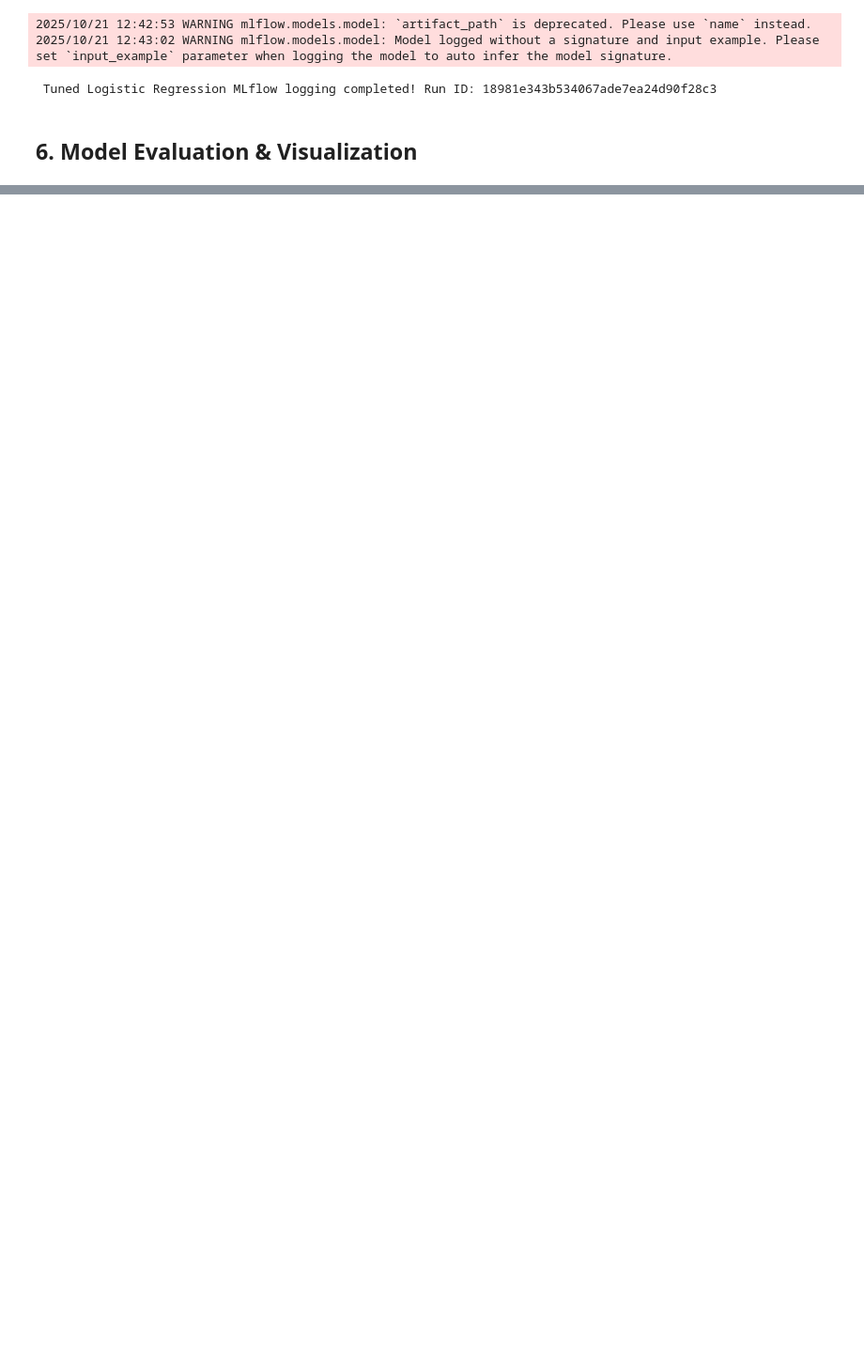
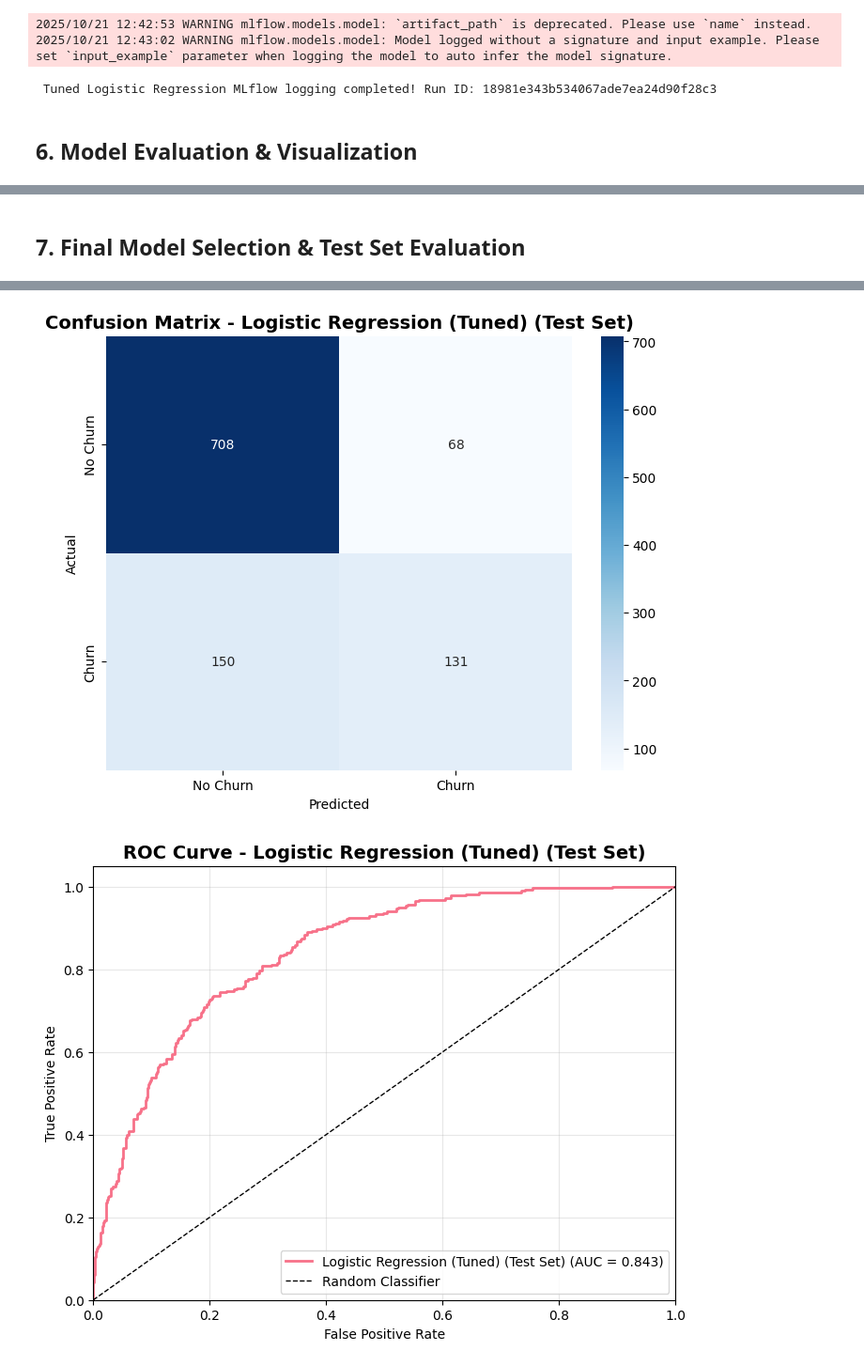
Before and after one commit to TumainiC/Churn_Prediction, a Jupyter notebook: churn_model_training.ipynb, the cells around one changed output, grey strips where cells are left out. Shown at 94% size. Saved outputs shown, nothing was run; the diff lists cells and outputs as text; code cells hidden in the pictures; blank space fills up the shorter version.

```diff
--- a/churn_model_training.ipynb
+++ b/churn_model_training.ipynb
@@ -1069,0 +1092,75 @@ best_final_run_id = next(model['run_id'] for model in all_models_final if model[
+# %% [markdown]
+## 7. Final Model Selection & Test Set Evaluation
+# %%
+# Final Model Test Set Evaluation
+print(" Evaluating Final Model on Test Set...")
+print(f" Selected Model: {best_final_model_name}")
+
+# Evaluate on test set
+test_metrics, test_pred, test_pred_proba = evaluate_model(
+    best_final_model_obj, X_test, y_test, f"{best_final_model_name} (Test Set)"
+)
+
+# Create comprehensive test set evaluation report
+print(f"\n FINAL MODEL TEST SET EVALUATION REPORT")
+print(f"Model: {best_final_model_name}")
+print(f"Test Set Size: {len(X_test):,} customers")
+print(f"Test Set Churn Rate: {y_test.mean()*100:.2f}%")
+print("\n TEST SET PERFORMANCE METRICS:")
+print(f"   • Accuracy:  {test_metrics['accuracy']:.4f} ({test_metrics['accuracy']*100:.2f}%)")
+print(f"   • Precision: {test_metrics['precision']:.4f} ({test_metrics['precision']*100:.2f}%)")
+print(f"   • Recall:    {test_metrics['recall']:.4f} ({test_metrics['recall']*100:.2f}%) *Key metric*")
+print(f"   • F1-Score:  {test_metrics['f1']:.4f}")
+print(f"   • AUC-ROC:   {test_metrics['auc_roc']:.4f}")
+
+# Generate test set visualizations
+print(f"\n Generating Test Set Evaluation Visualizations...")
+
+# Test Set Confusion Matrix
+cm_test_path = f"artifacts/{best_final_model_name.lower().replace(' ', '_')}_test_confusion_matrix.png"
+cm_test = plot_confusion_matrix(y_test, test_pred, f"{best_final_model_name} (Test Set)", cm_test_path)
+
+# Test Set ROC Curve
+roc_test_path = f"artifacts/{best_final_model_name.lower().replace(' ', '_')}_test_roc_curve.png"
+plot_roc_curve(y_test, test_pred_proba, f"{best_final_model_name} (Test Set)", roc_test_path)
+
+# Detailed confusion matrix analysis
+tn, fp, fn, tp = cm_test.ravel()
+print(f"\n DETAILED CONFUSION MATRIX ANALYSIS:")
+print(f"   • True Negatives (Correctly predicted No Churn):  {tn:,}")
+print(f"   • False Positives (Incorrectly predicted Churn):  {fp:,}")
+print(f"   • False Negatives (Missed Churn customers):       {fn:,}")
+print(f"   • True Positives (Correctly predicted Churn):    {tp:,}")
+
+print(f"\n BUSINESS IMPACT ANALYSIS:")
+print(f"   • Total Churners in Test Set: {tp + fn:,}")
+print(f"   • Churners Correctly Identified: {tp:,} ({tp/(tp+fn)*100:.1f}%)")
+print(f"   • Churners Missed: {fn:,} ({fn/(tp+fn)*100:.1f}%)")
+print(f"   • False Alarms: {fp:,} (customers incorrectly flagged as churners)")
+
+# Calculate potential business value
+total_test_churners = tp + fn
+churners_caught = tp
+churners_missed = fn
+
+print(f"\n MODEL DEPLOYMENT READINESS:")
+if test_metrics['recall'] >= 0.7:
+    print(f"    EXCELLENT: Recall ≥ 70% - Ready for production deployment")
+elif test_metrics['recall'] >= 0.6:
+    print(f"    GOOD: Recall ≥ 60% - Suitable for deployment with monitoring")
+elif test_metrics['recall'] >= 0.5:
+    print(f"     FAIR: Recall ≥ 50% - Consider further tuning before deployment")
+else:
+    print(f"    POOR: Recall < 50% - Requires significant improvement before deployment")
+
+if test_metrics['auc_roc'] >= 0.8:
+    print(f"    EXCELLENT: AUC-ROC ≥ 0.8 - Strong discriminative ability")
+elif test_metrics['auc_roc'] >= 0.7:
+    print(f"    GOOD: AUC-ROC ≥ 0.7 - Good discriminative ability")
+else:
+    print(f"    FAIR: AUC-ROC < 0.7 - Consider model improvements")
+
+# Final test classification report
+print(f"\n DETAILED TEST SET CLASSIFICATION REPORT:")
+print(classification_report(y_test, test_pred, target_names=['No Churn', 'Churn']))
+# %% [output]
@@ -1069,0 +1184,2 @@ best_final_run_id = next(model['run_id'] for model in all_models_final if model[
+[figure, added]
+[figure, added]
```
Also changed, not shown: parts of 2 cells of this notebook.
